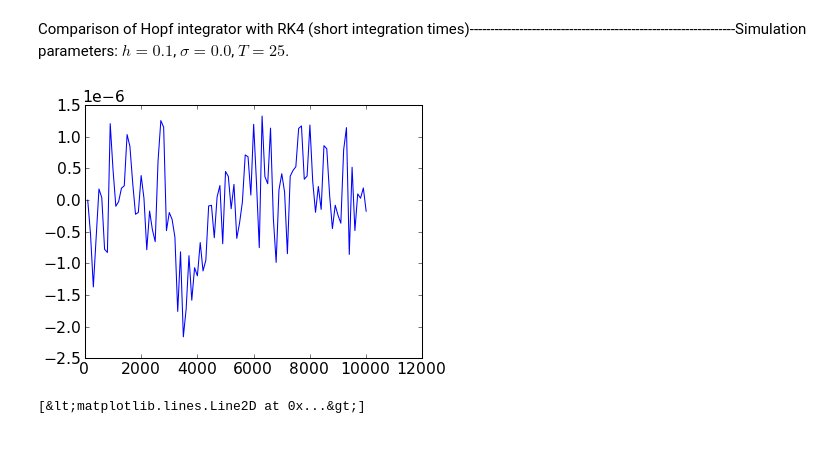
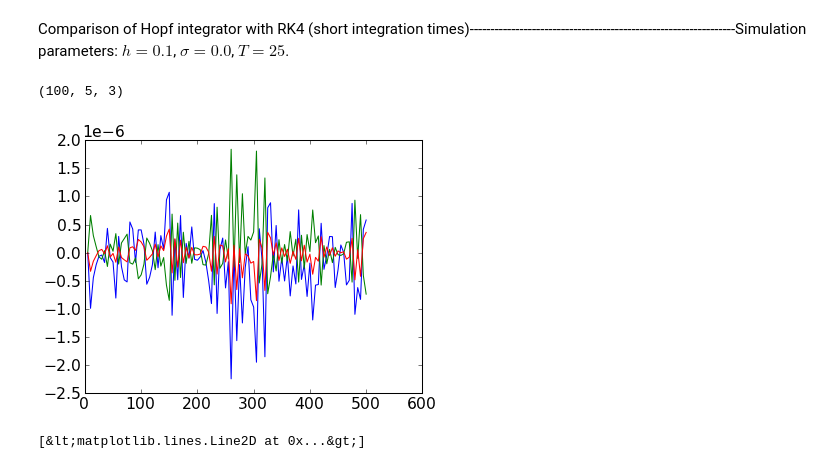
Before and after one commit to jvkersch/hopf-vortices, a Jupyter notebook: simulations/generic/Generic simulation.ipynb, the cells around one changed output. Saved outputs shown, nothing was run; the diff lists cells and outputs as text; code cells hidden in the pictures.

Commit message:
Comparison with other integrators (generic vortices)

```diff
--- a/simulations/generic/Generic simulation.ipynb
+++ b/simulations/generic/Generic simulation.ipynb
@@ -16,0 +15,4 @@ Comparison of Hopf integrator with RK4 (short integration times)----------------
+# %%
+vortices_sphere.shape
+# %% [output]
+(100, 5, 3)
@@ -17,7 +21,7 @@ Comparison of Hopf integrator with RK4 (short integration times)----------------
 # %%
-fig = figure()ax = fig.add_subplot(111)plot(times, energy_error)ax.yaxis.set_major_formatter(sfmt)
+fig = figure()ax = fig.add_subplot(111)plot(times_sphere, energy_error_sphere)plot(times_lp, energy_error_lp)plot(times_mp, energy_error_mp)ax.yaxis.set_major_formatter(sfmt)
 # %% [output]
-[figure, old version]
+[figure, new version]
 # %%
 # Load datatimes, vortices, energies, moments = \        load_variables('random_h001.mat', ['times', 'vortices', 'energies', 'moments'])
 # %%
```
Also changed, not shown: parts of 5 cells of this notebook, 1 other file.
